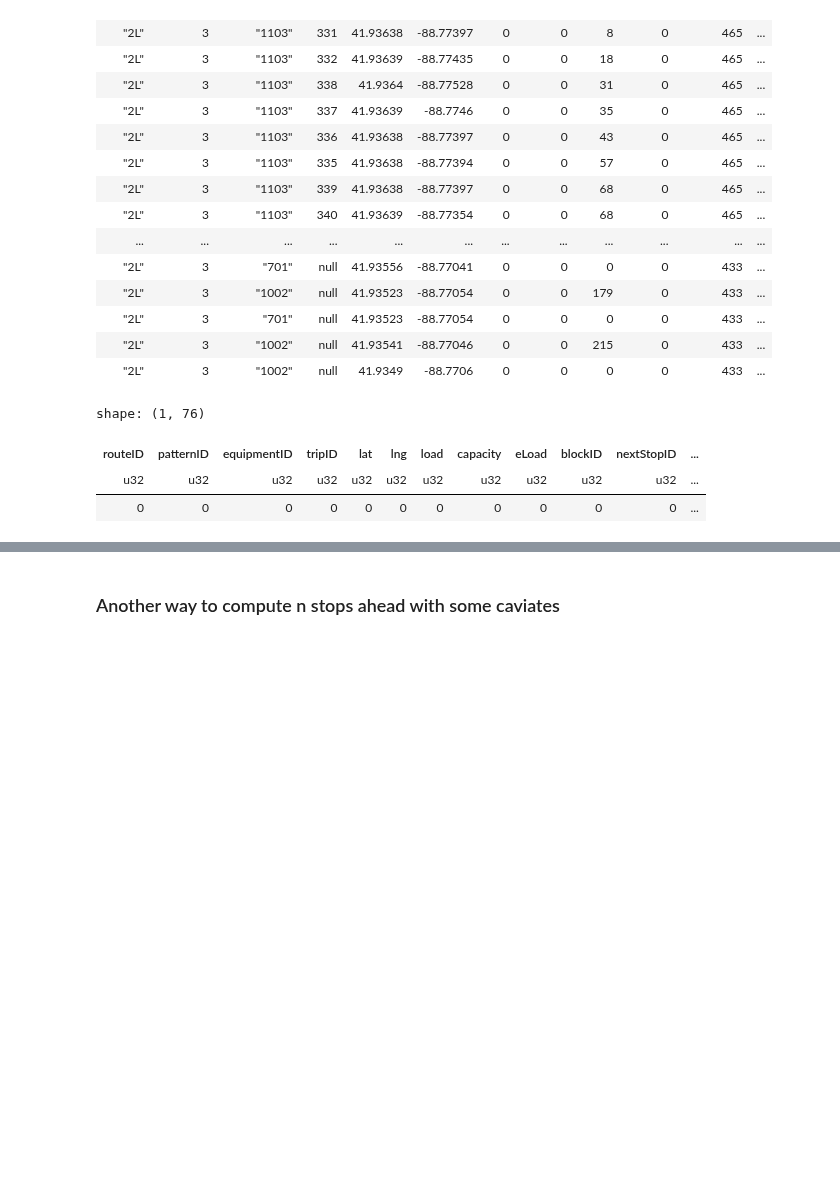
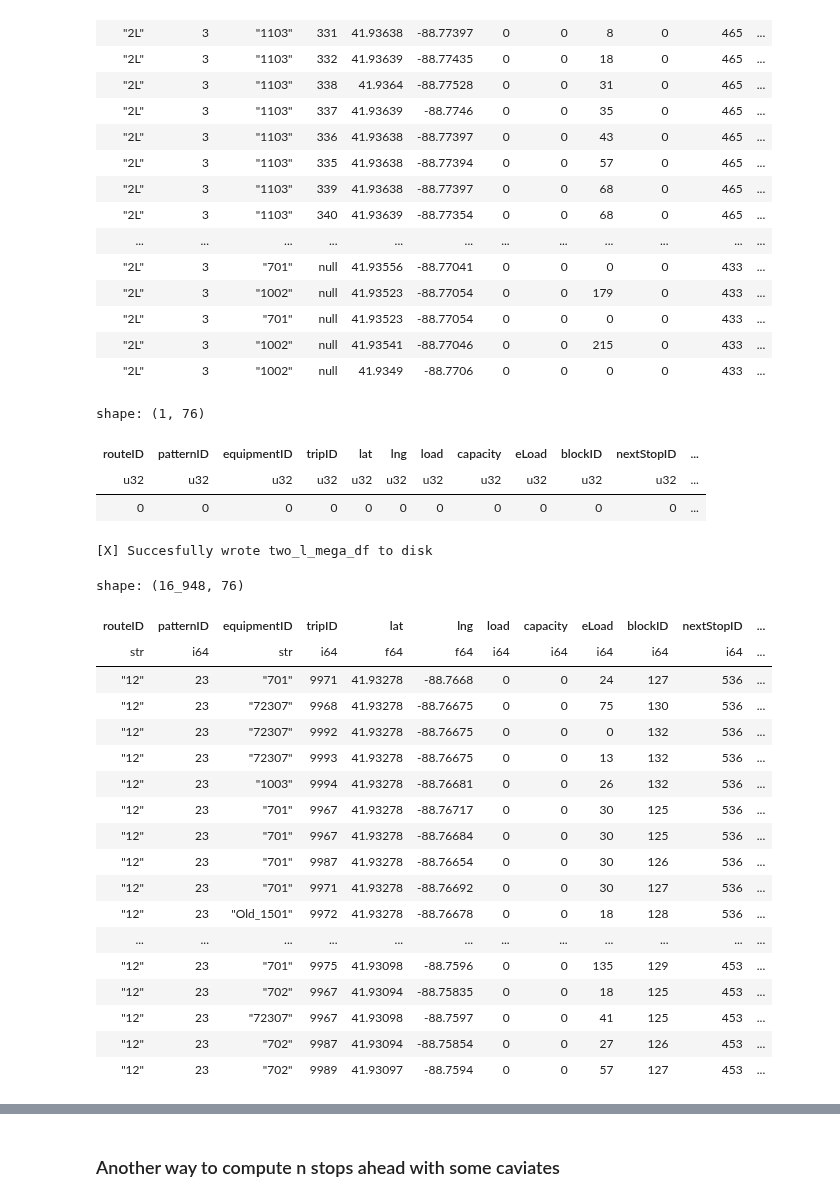
Before and after one commit to shaivilp/Research-Rookies, a Jupyter notebook: dekalb_bus/compute_mega_df.ipynb, the cells around one changed output, grey strips where cells are left out. Cells and saved outputs as stored; diff of their text form; code cells hidden in the pictures; blank space fills up the shorter version.

Commit message:
feat: computed route 12 mega df

```diff
--- a/dekalb_bus/compute_mega_df.ipynb
+++ b/dekalb_bus/compute_mega_df.ipynb
@@ -337,3 +337,31 @@ shape: (1, 76)
 | 0 | 0 | 0 | 0 | 0 | 0 | 0 | 0 | 0 | 0 | 0 | ... |
 # %%
 two_l_mega_df.write_parquet('./data/two_l_mega_df.parquet')
+print("[X] Succesfully wrote two_l_mega_df to disk")
+# %% [output]
+[X] Succesfully wrote two_l_mega_df to disk
+# %%
+twelve_route_mega_df = mega_df.filter(
+    pl.col('routeID') == '12',
+    pl.col('eta_seconds') < (60 * 35)
+)
+# %% [output]
+shape: (16_948, 76)
+| routeID | patternID | equipmentID | tripID | lat | lng | load | capacity | eLoad | blockID | nextStopID | ... |
+| str | i64 | str | i64 | f64 | f64 | i64 | i64 | i64 | i64 | i64 | ... |
+| "12" | 23 | "701" | 9971 | 41.93278 | -88.7668 | 0 | 0 | 24 | 127 | 536 | ... |
+| "12" | 23 | "72307" | 9968 | 41.93278 | -88.76675 | 0 | 0 | 75 | 130 | 536 | ... |
+| "12" | 23 | "72307" | 9992 | 41.93278 | -88.76675 | 0 | 0 | 0 | 132 | 536 | ... |
+| "12" | 23 | "72307" | 9993 | 41.93278 | -88.76675 | 0 | 0 | 13 | 132 | 536 | ... |
+| "12" | 23 | "1003" | 9994 | 41.93278 | -88.76681 | 0 | 0 | 26 | 132 | 536 | ... |
+| "12" | 23 | "701" | 9967 | 41.93278 | -88.76717 | 0 | 0 | 30 | 125 | 536 | ... |
+| "12" | 23 | "701" | 9967 | 41.93278 | -88.76684 | 0 | 0 | 30 | 125 | 536 | ... |
+| "12" | 23 | "701" | 9987 | 41.93278 | -88.76654 | 0 | 0 | 30 | 126 | 536 | ... |
+| "12" | 23 | "701" | 9971 | 41.93278 | -88.76692 | 0 | 0 | 30 | 127 | 536 | ... |
+| "12" | 23 | "Old_1501" | 9972 | 41.93278 | -88.76678 | 0 | 0 | 18 | 128 | 536 | ... |
+| ... | ... | ... | ... | ... | ... | ... | ... | ... | ... | ... | ... |
+| "12" | 23 | "701" | 9975 | 41.93098 | -88.7596 | 0 | 0 | 135 | 129 | 453 | ... |
+| "12" | 23 | "702" | 9967 | 41.93094 | -88.75835 | 0 | 0 | 18 | 125 | 453 | ... |
+| "12" | 23 | "72307" | 9967 | 41.93098 | -88.7597 | 0 | 0 | 41 | 125 | 453 | ... |
+| "12" | 23 | "702" | 9987 | 41.93094 | -88.75854 | 0 | 0 | 27 | 126 | 453 | ... |
+| "12" | 23 | "702" | 9989 | 41.93097 | -88.7594 | 0 | 0 | 57 | 127 | 453 | ... |
```
Also changed, not shown: parts of 2 cells of this notebook, 3 other files.
